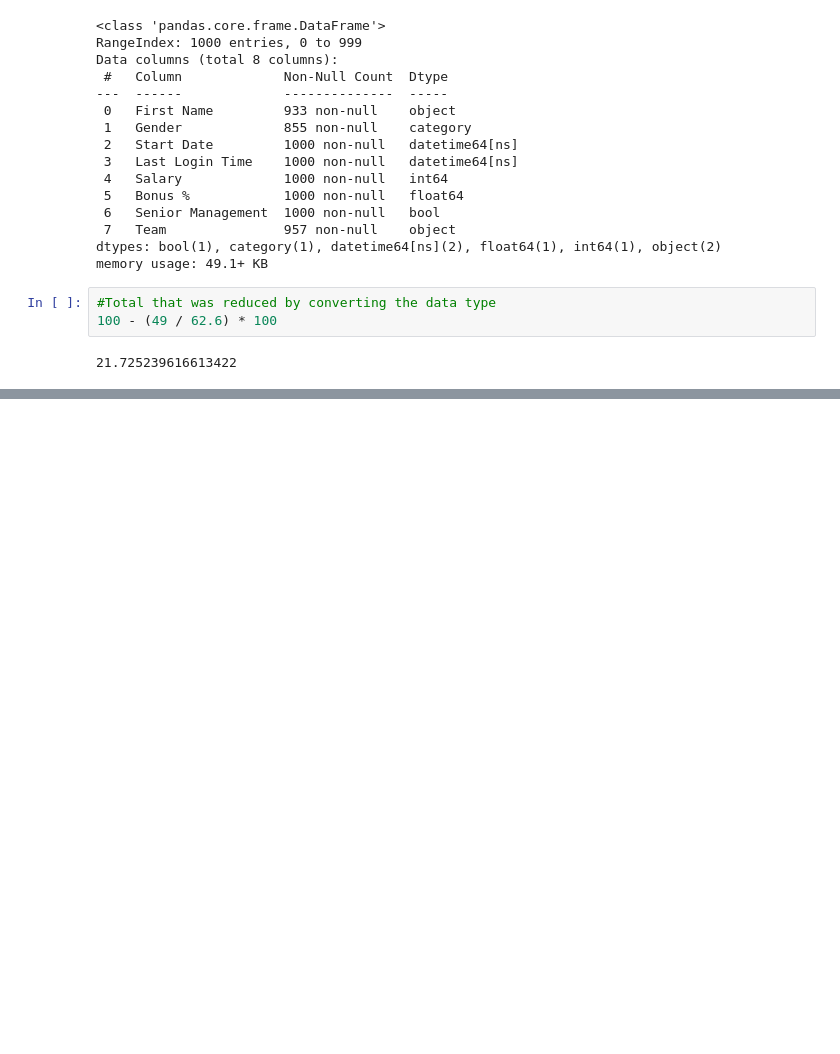
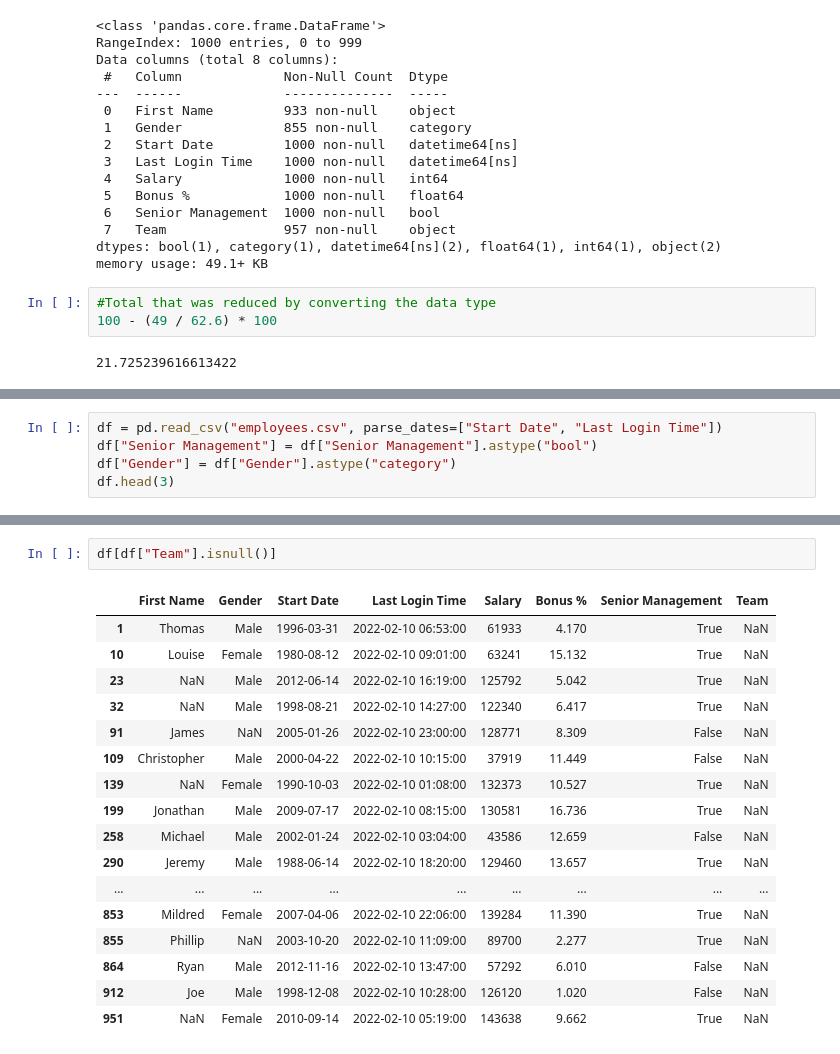
Before and after one commit to fabiodemo/course_data_analysis_with_pandas, a Jupyter notebook: pandas/DataFrames II.ipynb, the cells around one changed output, grey strips where cells are left out. Cells and saved outputs as stored; diff of their text form; blank space fills up the shorter version.

```diff
--- a/pandas/DataFrames II.ipynb
+++ b/pandas/DataFrames II.ipynb
@@ -121,0 +377,5 @@ df.head(3)
+# %%
+df = pd.read_csv("employees.csv", parse_dates=["Start Date", "Last Login Time"])
+df["Senior Management"] = df["Senior Management"].astype("bool")
+df["Gender"] = df["Gender"].astype("category")
+df.head(3)
@@ -121,0 +402,20 @@ df.head(3)
+# %%
+df[df["Team"].isnull()]
+# %% [output]
+|  | First Name | Gender | Start Date | Last Login Time | Salary | Bonus % | Senior Management | Team |
+| 1 | Thomas | Male | 1996-03-31 | 2022-02-10 06:53:00 | 61933 | 4.170 | True | NaN |
+| 10 | Louise | Female | 1980-08-12 | 2022-02-10 09:01:00 | 63241 | 15.132 | True | NaN |
+| 23 | NaN | Male | 2012-06-14 | 2022-02-10 16:19:00 | 125792 | 5.042 | True | NaN |
+| 32 | NaN | Male | 1998-08-21 | 2022-02-10 14:27:00 | 122340 | 6.417 | True | NaN |
+| 91 | James | NaN | 2005-01-26 | 2022-02-10 23:00:00 | 128771 | 8.309 | False | NaN |
+| 109 | Christopher | Male | 2000-04-22 | 2022-02-10 10:15:00 | 37919 | 11.449 | False | NaN |
+| 139 | NaN | Female | 1990-10-03 | 2022-02-10 01:08:00 | 132373 | 10.527 | True | NaN |
+| 199 | Jonathan | Male | 2009-07-17 | 2022-02-10 08:15:00 | 130581 | 16.736 | True | NaN |
+| 258 | Michael | Male | 2002-01-24 | 2022-02-10 03:04:00 | 43586 | 12.659 | False | NaN |
+| 290 | Jeremy | Male | 1988-06-14 | 2022-02-10 18:20:00 | 129460 | 13.657 | True | NaN |
+| ... | ... | ... | ... | ... | ... | ... | ... | ... |
+| 853 | Mildred | Female | 2007-04-06 | 2022-02-10 22:06:00 | 139284 | 11.390 | True | NaN |
+| 855 | Phillip | NaN | 2003-10-20 | 2022-02-10 11:09:00 | 89700 | 2.277 | True | NaN |
+| 864 | Ryan | Male | 2012-11-16 | 2022-02-10 13:47:00 | 57292 | 6.010 | False | NaN |
+| 912 | Joe | Male | 1998-12-08 | 2022-02-10 10:28:00 | 126120 | 1.020 | False | NaN |
+| 951 | NaN | Female | 2010-09-14 | 2022-02-10 05:19:00 | 143638 | 9.662 | True | NaN |
```
Also changed, not shown: parts of 33 cells of this notebook.
